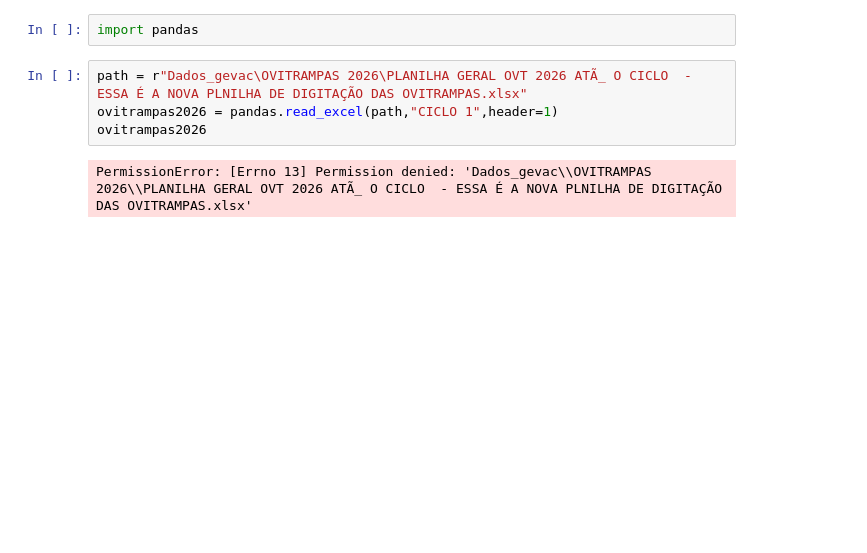
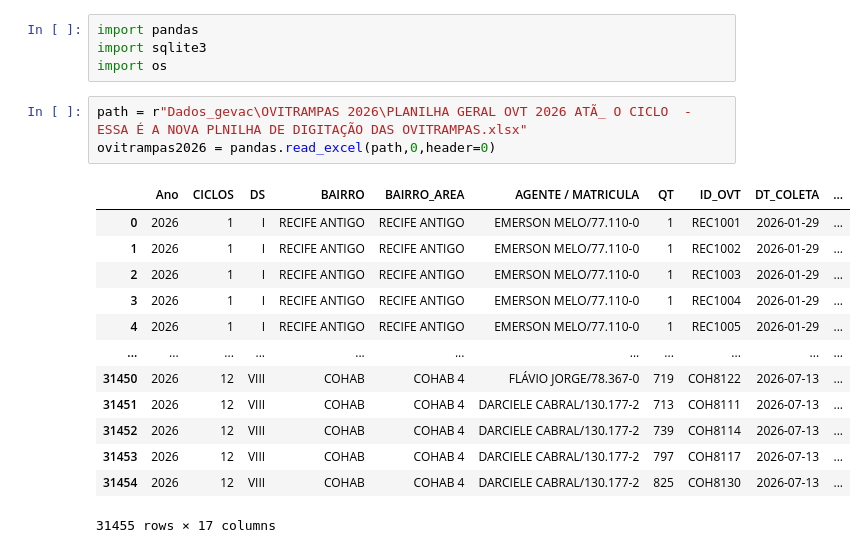
Before and after one commit to MatheusSLucena/Projeto_ETL, a Jupyter notebook: pipeline_gevacz.ipynb, the cells around one changed output. Cells and saved outputs as stored; diff of their text form; blank space fills up the shorter version.

```diff
--- a/pipeline_gevacz.ipynb
+++ b/pipeline_gevacz.ipynb
@@ -1,8 +1,21 @@
 # %%
 import pandas
+import sqlite3
+import os
 # %%
 path = r"Dados_gevac\OVITRAMPAS 2026\PLANILHA GERAL OVT 2026 ATÃ_ O CICLO  - ESSA É A NOVA PLNILHA DE DIGITAÇÃO DAS OVITRAMPAS.xlsx"
-ovitrampas2026 = pandas.read_excel(path,"CICLO 1",header=1)
-ovitrampas2026
+ovitrampas2026 = pandas.read_excel(path,0,header=0)
 # %% [output]
+|  | Ano | CICLOS | DS | BAIRRO | BAIRRO_AREA | AGENTE / MATRICULA | QT | ID_OVT | DT_COLETA | ... |
+| 0 | 2026 | 1 | I | RECIFE ANTIGO | RECIFE ANTIGO | EMERSON MELO/77.110-0 | 1 | REC1001 | 2026-01-29 | ... |
+| 1 | 2026 | 1 | I | RECIFE ANTIGO | RECIFE ANTIGO | EMERSON MELO/77.110-0 | 1 | REC1002 | 2026-01-29 | ... |
+| 2 | 2026 | 1 | I | RECIFE ANTIGO | RECIFE ANTIGO | EMERSON MELO/77.110-0 | 1 | REC1003 | 2026-01-29 | ... |
+| 3 | 2026 | 1 | I | RECIFE ANTIGO | RECIFE ANTIGO | EMERSON MELO/77.110-0 | 1 | REC1004 | 2026-01-29 | ... |
+| 4 | 2026 | 1 | I | RECIFE ANTIGO | RECIFE ANTIGO | EMERSON MELO/77.110-0 | 1 | REC1005 | 2026-01-29 | ... |
+| ... | ... | ... | ... | ... | ... | ... | ... | ... | ... | ... |
+| 31450 | 2026 | 12 | VIII | COHAB | COHAB 4 | FLÁVIO JORGE/78.367-0 | 719 | COH8122 | 2026-07-13 | ... |
+| 31451 | 2026 | 12 | VIII | COHAB | COHAB 4 | DARCIELE CABRAL/130.177-2 | 713 | COH8111 | 2026-07-13 | ... |
+| 31452 | 2026 | 12 | VIII | COHAB | COHAB 4 | DARCIELE CABRAL/130.177-2 | 739 | COH8114 | 2026-07-13 | ... |
+| 31453 | 2026 | 12 | VIII | COHAB | COHAB 4 | DARCIELE CABRAL/130.177-2 | 797 | COH8117 | 2026-07-13 | ... |
+| 31454 | 2026 | 12 | VIII | COHAB | COHAB 4 | DARCIELE CABRAL/130.177-2 | 825 | COH8130 | 2026-07-13 | ... |
-PermissionError: [Errno 13] Permission denied: 'Dados_gevac\\OVITRAMPAS 2026\\PLANILHA GERAL OVT 2026 ATÃ_ O CICLO  - ESSA É A NOVA PLNILHA DE DIGITAÇÃO DAS OVITRAMPAS.xlsx'
+31455 rows × 17 columns
```
Also changed, not shown: parts of 1 cell of this notebook.
